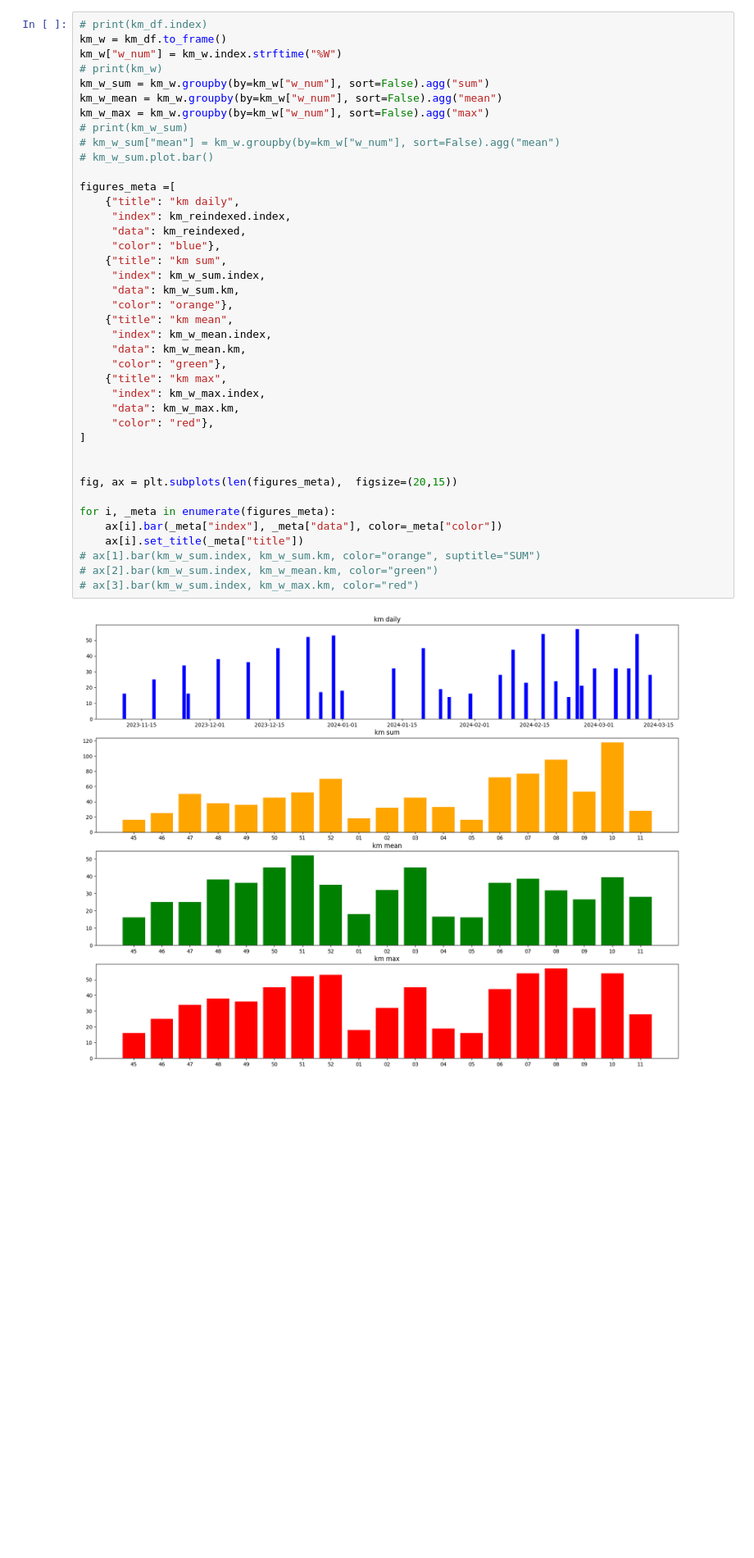
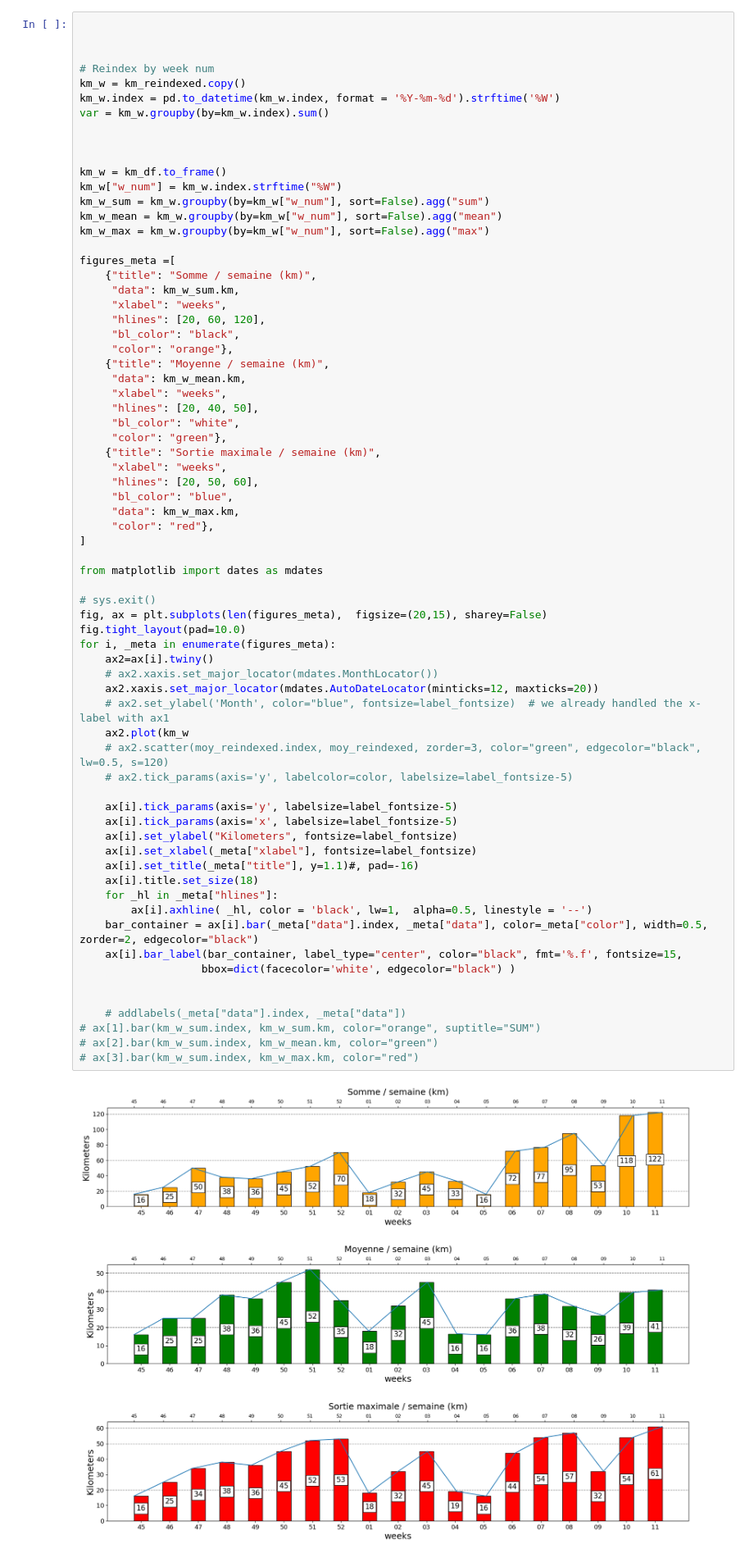
Before and after one commit to RichardHitier/visu-velo, a Jupyter notebook: notebooks/ReadPlotVelo.ipynb, the cells around one changed output. Shown at 82% size. Drawn from its saved outputs; the diff is of its cells as text; blank space fills up the shorter version.

Commit message:
Enhance plots presentation

```diff
--- a/notebooks/ReadPlotVelo.ipynb
+++ b/notebooks/ReadPlotVelo.ipynb
@@ -25,42 +61,71 @@ print(type(var))
 # %%
-# print(km_df.index)
+
+
+
+# Reindex by week num
+km_w = km_reindexed.copy()
+km_w.index = pd.to_datetime(km_w.index, format = '%Y-%m-%d').strftime('%W')
+var = km_w.groupby(by=km_w.index).sum()
+
+
+
 km_w = km_df.to_frame()
 km_w["w_num"] = km_w.index.strftime("%W")
-# print(km_w)
 km_w_sum = km_w.groupby(by=km_w["w_num"], sort=False).agg("sum")
 km_w_mean = km_w.groupby(by=km_w["w_num"], sort=False).agg("mean")
 km_w_max = km_w.groupby(by=km_w["w_num"], sort=False).agg("max")
-# print(km_w_sum)
-# km_w_sum["mean"] = km_w.groupby(by=km_w["w_num"], sort=False).agg("mean")
-# km_w_sum.plot.bar()
 
 figures_meta =[
-    {"title": "km daily",
-     "index": km_reindexed.index,
-     "data": km_reindexed,
-     "color": "blue"},
-    {"title": "km sum",
-     "index": km_w_sum.index,
+    {"title": "Somme / semaine (km)",
      "data": km_w_sum.km,
+     "xlabel": "weeks",
+     "hlines": [20, 60, 120],
+     "bl_color": "black",
      "color": "orange"},
-    {"title": "km mean",
-     "index": km_w_mean.index,
+    {"title": "Moyenne / semaine (km)",
      "data": km_w_mean.km,
+     "xlabel": "weeks",
+     "hlines": [20, 40, 50],
+     "bl_color": "white",
      "color": "green"},
-    {"title": "km max",
-     "index": km_w_max.index,
+    {"title": "Sortie maximale / semaine (km)",
+     "xlabel": "weeks",
+     "hlines": [20, 50, 60],
+     "bl_color": "blue",
      "data": km_w_max.km,
      "color": "red"},
 ]
 
+from matplotlib import dates as mdates
 
-fig, ax = plt.subplots(len(figures_meta),  figsize=(20,15))
+# sys.exit()
+fig, ax = plt.subplots(len(figures_meta),  figsize=(20,15), sharey=False)
+fig.tight_layout(pad=10.0)
+for i, _meta in enumerate(figures_meta):
+    ax2=ax[i].twiny()
+    # ax2.xaxis.set_major_locator(mdates.MonthLocator())
+    ax2.xaxis.set_major_locator(mdates.AutoDateLocator(minticks=12, maxticks=20))
+    # ax2.set_ylabel('Month', color="blue", fontsize=label_fontsize)  # we already handled the x-label with ax1
+    ax2.plot(km_w
+    # ax2.scatter(moy_reindexed.index, moy_reindexed, zorder=3, color="green", edgecolor="black", lw=0.5, s=120)
+    # ax2.tick_params(axis='y', labelcolor=color, labelsize=label_fontsize-5)
 
-for i, _meta in enumerate(figures_meta):
-    ax[i].bar(_meta["index"], _meta["data"], color=_meta["color"])
-    ax[i].set_title(_meta["title"])
+    ax[i].tick_params(axis='y', labelsize=label_fontsize-5)
+    ax[i].tick_params(axis='x', labelsize=label_fontsize-5)
+    ax[i].set_ylabel("Kilometers", fontsize=label_fontsize)
+    ax[i].set_xlabel(_meta["xlabel"], fontsize=label_fontsize)
+    ax[i].set_title(_meta["title"], y=1.1)#, pad=-16)
+    ax[i].title.set_size(18)
+    for _hl in _meta["hlines"]:
+        ax[i].axhline( _hl, color = 'black', lw=1,  alpha=0.5, linestyle = '--')
+    bar_container = ax[i].bar(_meta["data"].index, _meta["data"], color=_meta["color"], width=0.5, zorder=2, edgecolor="black")
+    ax[i].bar_label(bar_container, label_type="center", color="black", fmt='%.f', fontsize=15,
+                   bbox=dict(facecolor='white', edgecolor="black") )
+
+
+    # addlabels(_meta["data"].index, _meta["data"])
 # ax[1].bar(km_w_sum.index, km_w_sum.km, color="orange", suptitle="SUM")
 # ax[2].bar(km_w_sum.index, km_w_mean.km, color="green")
 # ax[3].bar(km_w_sum.index, km_w_max.km, color="red")
 # %% [output]
-[figure, old version]
+[figure, new version]
```
Also changed, not shown: parts of 2 cells of this notebook, 1 other file.
